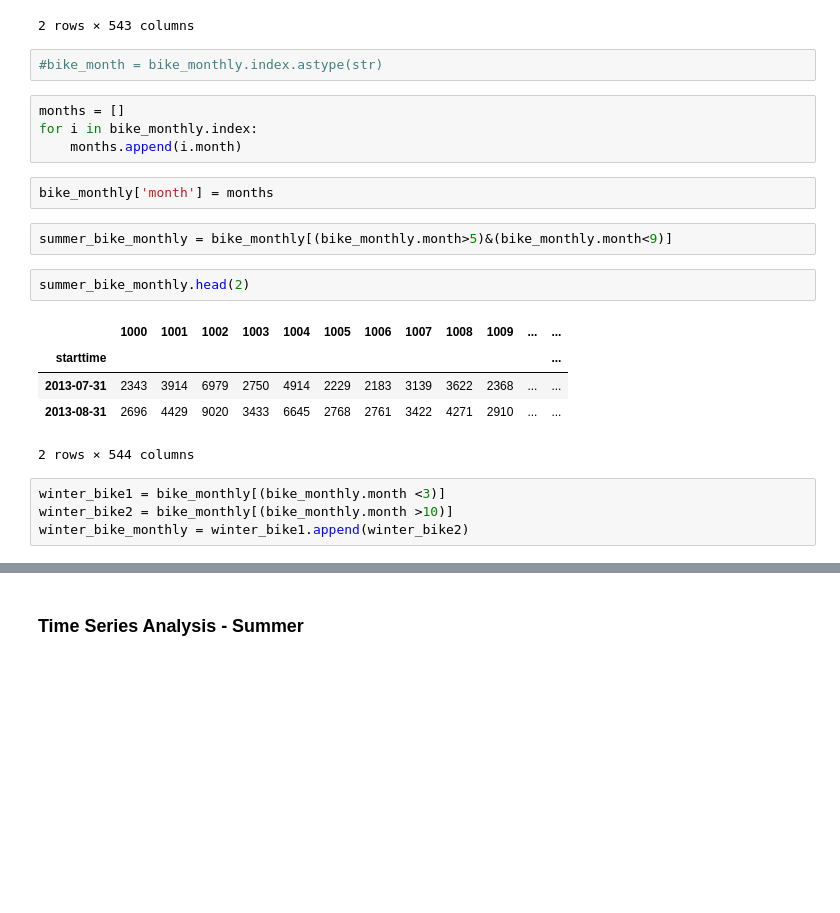
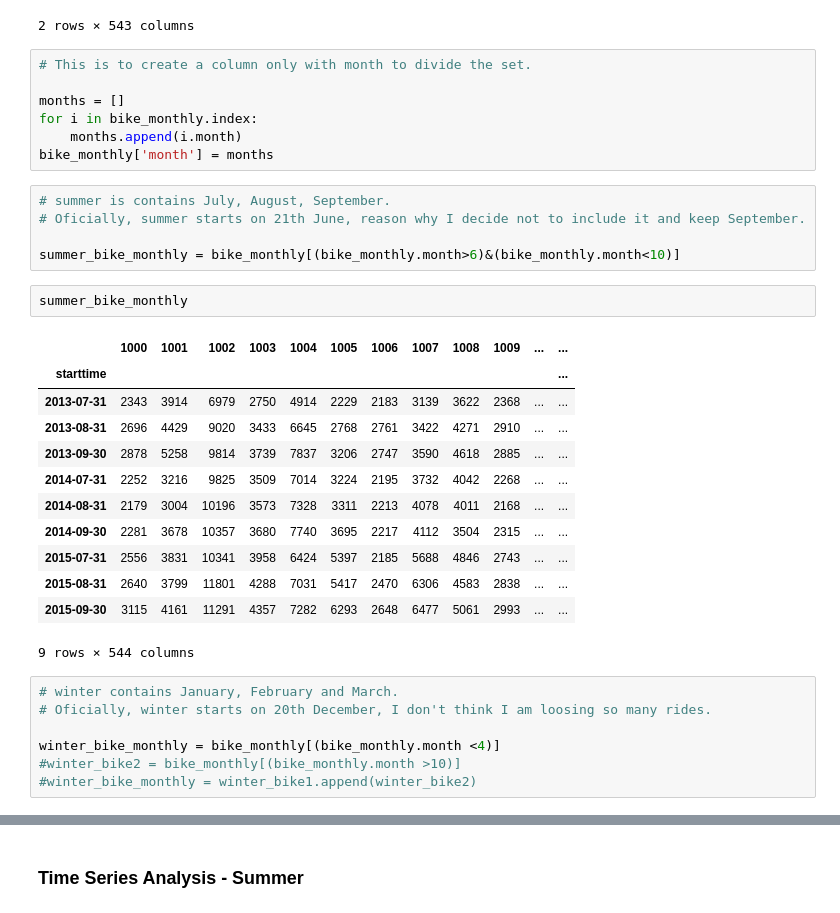
Before and after one commit to esanzglez/PUI2016_esg336, a Jupyter notebook: HW10_esg336/GeospatialAnalysis_CitiBike_esg336.ipynb, the cells around one changed output, grey strips where cells are left out. Drawn from its saved outputs; the diff is of its cells as text; blank space fills up the shorter version.

```diff
--- a/HW10_esg336/GeospatialAnalysis_CitiBike_esg336.ipynb
+++ b/HW10_esg336/GeospatialAnalysis_CitiBike_esg336.ipynb
@@ -83,26 +96,38 @@ bike_monthly.head(2)
 | 2013-07-31 | 2343 | 3914 | 6979 | 2750 | 4914 | 2229 | 2183 | 3139 | 3622 | 2368 | ... | ... |
 | 2013-08-31 | 2696 | 4429 | 9020 | 3433 | 6645 | 2768 | 2761 | 3422 | 4271 | 2910 | ... | ... |
 2 rows × 543 columns
-# %%
-#bike_month = bike_monthly.index.astype(str)
 # %%
+# This is to create a column only with month to divide the set.
+
 months = []
 for i in bike_monthly.index:
     months.append(i.month)
+bike_monthly['month'] = months
-# %%
-bike_monthly['month'] = months
-# %%
-summer_bike_monthly = bike_monthly[(bike_monthly.month>5)&(bike_monthly.month<9)]
+# %%
+# summer is contains July, August, September.
+# Oficially, summer starts on 21th June, reason why I decide not to include it and keep September.
+
+summer_bike_monthly = bike_monthly[(bike_monthly.month>6)&(bike_monthly.month<10)]
 # %%
-summer_bike_monthly.head(2)
+summer_bike_monthly
 # %% [output]
 |  | 1000 | 1001 | 1002 | 1003 | 1004 | 1005 | 1006 | 1007 | 1008 | 1009 | ... | ... |
 | starttime |  |  |  |  |  |  |  |  |  |  |  | ... |
 | 2013-07-31 | 2343 | 3914 | 6979 | 2750 | 4914 | 2229 | 2183 | 3139 | 3622 | 2368 | ... | ... |
 | 2013-08-31 | 2696 | 4429 | 9020 | 3433 | 6645 | 2768 | 2761 | 3422 | 4271 | 2910 | ... | ... |
+| 2013-09-30 | 2878 | 5258 | 9814 | 3739 | 7837 | 3206 | 2747 | 3590 | 4618 | 2885 | ... | ... |
+| 2014-07-31 | 2252 | 3216 | 9825 | 3509 | 7014 | 3224 | 2195 | 3732 | 4042 | 2268 | ... | ... |
+| 2014-08-31 | 2179 | 3004 | 10196 | 3573 | 7328 | 3311 | 2213 | 4078 | 4011 | 2168 | ... | ... |
+| 2014-09-30 | 2281 | 3678 | 10357 | 3680 | 7740 | 3695 | 2217 | 4112 | 3504 | 2315 | ... | ... |
+| 2015-07-31 | 2556 | 3831 | 10341 | 3958 | 6424 | 5397 | 2185 | 5688 | 4846 | 2743 | ... | ... |
+| 2015-08-31 | 2640 | 3799 | 11801 | 4288 | 7031 | 5417 | 2470 | 6306 | 4583 | 2838 | ... | ... |
+| 2015-09-30 | 3115 | 4161 | 11291 | 4357 | 7282 | 6293 | 2648 | 6477 | 5061 | 2993 | ... | ... |
-2 rows × 544 columns
+9 rows × 544 columns
 # %%
-winter_bike1 = bike_monthly[(bike_monthly.month <3)]
-winter_bike2 = bike_monthly[(bike_monthly.month >10)]
-winter_bike_monthly = winter_bike1.append(winter_bike2)
+# winter contains January, February and March.
+# Oficially, winter starts on 20th December, I don't think I am loosing so many rides.
+
+winter_bike_monthly = bike_monthly[(bike_monthly.month <4)]
+#winter_bike2 = bike_monthly[(bike_monthly.month >10)]
+#winter_bike_monthly = winter_bike1.append(winter_bike2)
 # %%
```
Also changed, not shown: parts of 70 cells of this notebook.
